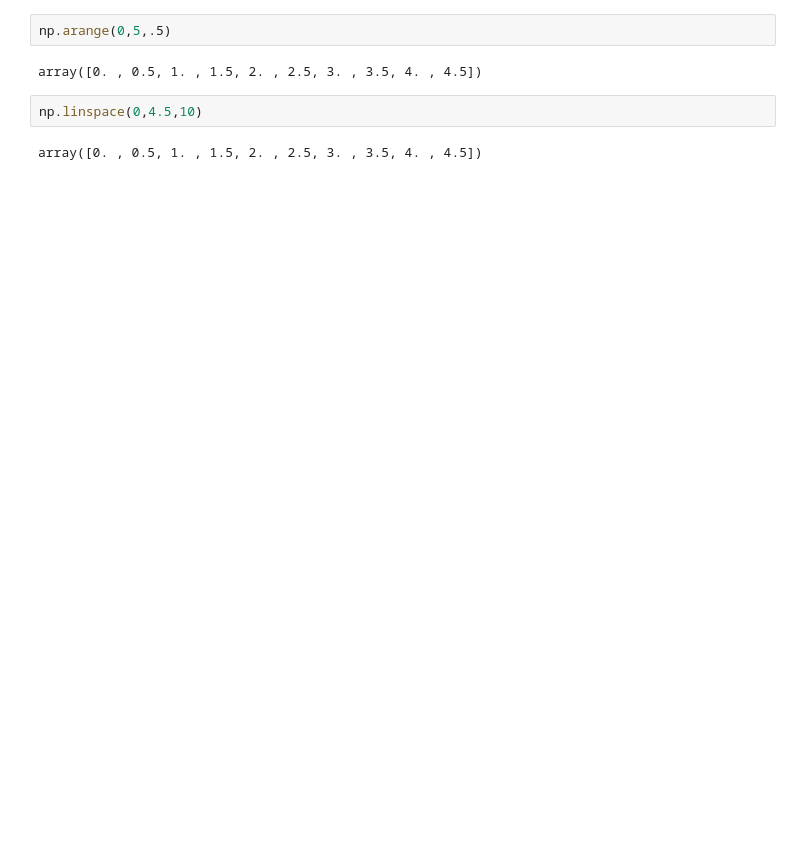
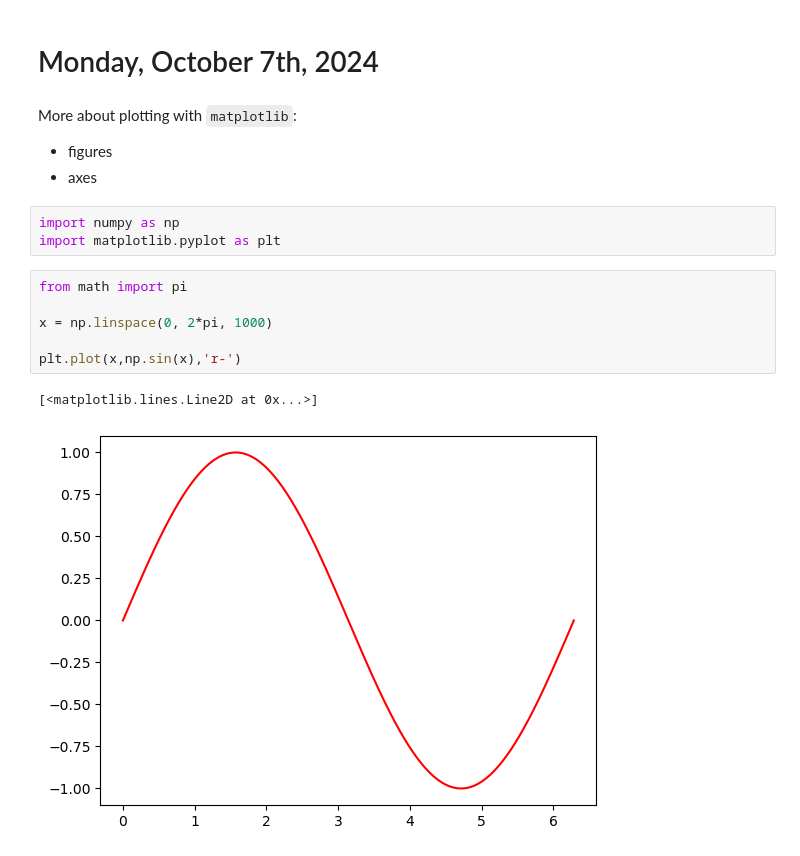
Before and after one commit to jllottes/jllottes.github.io, a Jupyter notebook: _static/weekly_notebooks/week07_notebook.ipynb, the cells around one changed output. Cells and saved outputs as stored; diff of their text form; blank space fills up the shorter version.

```diff
--- a/_static/weekly_notebooks/week07_notebook.ipynb
+++ b/_static/weekly_notebooks/week07_notebook.ipynb
@@ -510,8 +1,18 @@ Once we've generated the vertical stripes, we can take the **transpose** of our
-# %%
-np.arange(0,5,.5)
-# %% [output]
-array([0. , 0.5, 1. , 1.5, 2. , 2.5, 3. , 3.5, 4. , 4.5])
-# %%
-np.linspace(0,4.5,10)
-# %% [output]
-array([0. , 0.5, 1. , 1.5, 2. , 2.5, 3. , 3.5, 4. , 4.5])
+# %% [markdown]
+# Monday, October 7th, 2024
+# %% [markdown]
+More about plotting with `matplotlib`:
+ * figures
+ * axes
+# %%
+import numpy as np
+import matplotlib.pyplot as plt
+# %%
+from math import pi
+
+x = np.linspace(0, 2*pi, 1000)
+
+plt.plot(x,np.sin(x),'r-')
+# %% [output]
+[<matplotlib.lines.Line2D at 0x...>]
+[figure, added]
```
Also changed, not shown: parts of 110 cells of this notebook, 9 other files.
